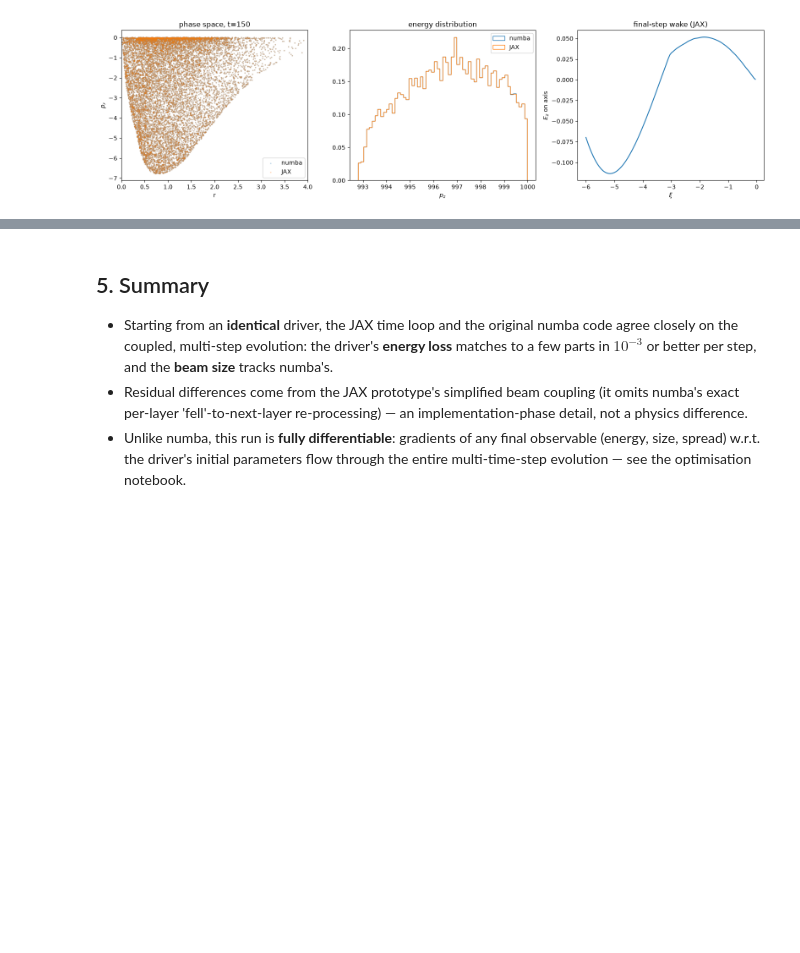
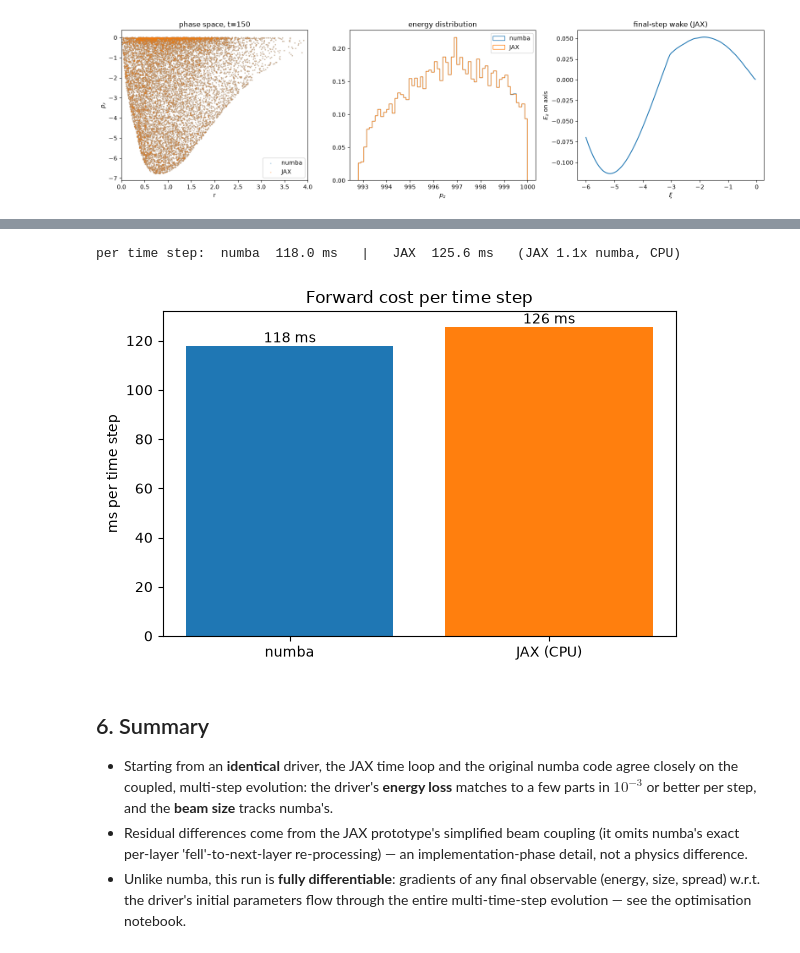
Before and after one commit to gornalexander/lcodePy, a Jupyter notebook: jax_prototype/benchmark_time_dynamics.ipynb, the cells around one changed output, grey strips where cells are left out. Cells and saved outputs as stored; diff of their text form; code cells hidden in the pictures; blank space fills up the shorter version.

```diff
--- a/jax_prototype/benchmark_time_dynamics.ipynb
+++ b/jax_prototype/benchmark_time_dynamics.ipynb
@@ -148,5 +156,43 @@ fig.tight_layout(); plt.show()
+# %%
+import time
+import lcode.push_solvers.push_solver as _nps
+
+# --- numba: mean wall time of one step_dt over the N-step run (warmup off) ---
+_orig = _nps.PusherAndSolver.step_dt
+_acc = {'t': 0.0, 'n': 0}
+def _timed(self, *a, **k):
+    t = time.perf_counter(); r = _orig(self, *a, **k); _acc['t'] += time.perf_counter()-t; _acc['n'] += 1; return r
+_nps.PusherAndSolver.warmup = lambda self, *a, **k: None
+_nps.PusherAndSolver.step_dt = _timed
+try:
+    sim = lcode.Simulation(config=dict(CONFIG), beam_parameters=BEAM, diagnostics=[], runas_filename='')
+    with contextlib.redirect_stdout(io.StringIO()): sim.step()
+finally:
+    _nps.PusherAndSolver.step_dt = _orig
+numba_ms = _acc['t'] / _acc['n'] * 1e3
+
+# --- JAX: one_time_step forward (checkpoint off for a fair forward timing) ---
+P_fwd = dict(P, checkpoint=False)
+b0 = {k: jnp.asarray(init_beam[k]) for k in init_beam}; b0['remaining_steps'] = steps0
+sfwd = jax.jit(lambda beam: td.one_time_step(beam, PLASMA, P_fwd, dt, max_sub))
+sfwd(b0)[0]['r'].block_until_ready()   # compile
+t = time.perf_counter()
+for _ in range(5):
+    sfwd(b0)[0]['r'].block_until_ready()
+jax_ms = (time.perf_counter()-t)/5*1e3
+
+print(f'per time step:  numba {numba_ms:6.1f} ms   |   JAX {jax_ms:6.1f} ms   (JAX {jax_ms/numba_ms:.1f}x numba, CPU)')
+
+fig, ax = plt.subplots(figsize=(6, 4))
+ax.bar(['numba', 'JAX (CPU)'], [numba_ms, jax_ms], color=['C0', 'C1'])
+ax.set_ylabel('ms per time step'); ax.set_title('Forward cost per time step')
+for i, v in enumerate([numba_ms, jax_ms]): ax.text(i, v, f'{v:.0f} ms', ha='center', va='bottom')
+plt.tight_layout(); plt.show()
+# %% [output]
+per time step:  numba  118.0 ms   |   JAX  125.6 ms   (JAX 1.1x numba, CPU)
+[figure, added]
 # %% [markdown]
-## 5. Summary
+## 6. Summary
 
 - Starting from an **identical** driver, the JAX time loop and the original numba code agree
   closely on the coupled, multi-step evolution: the driver's **energy loss** matches to a few
```
Also changed, not shown: parts of 1 cell of this notebook.
